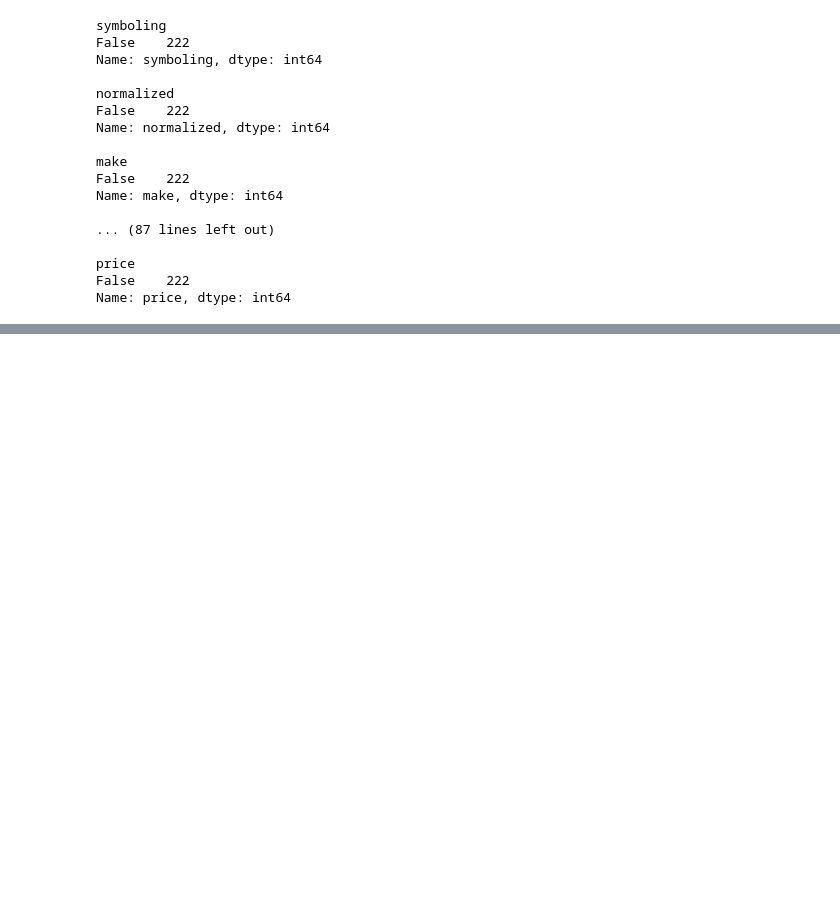
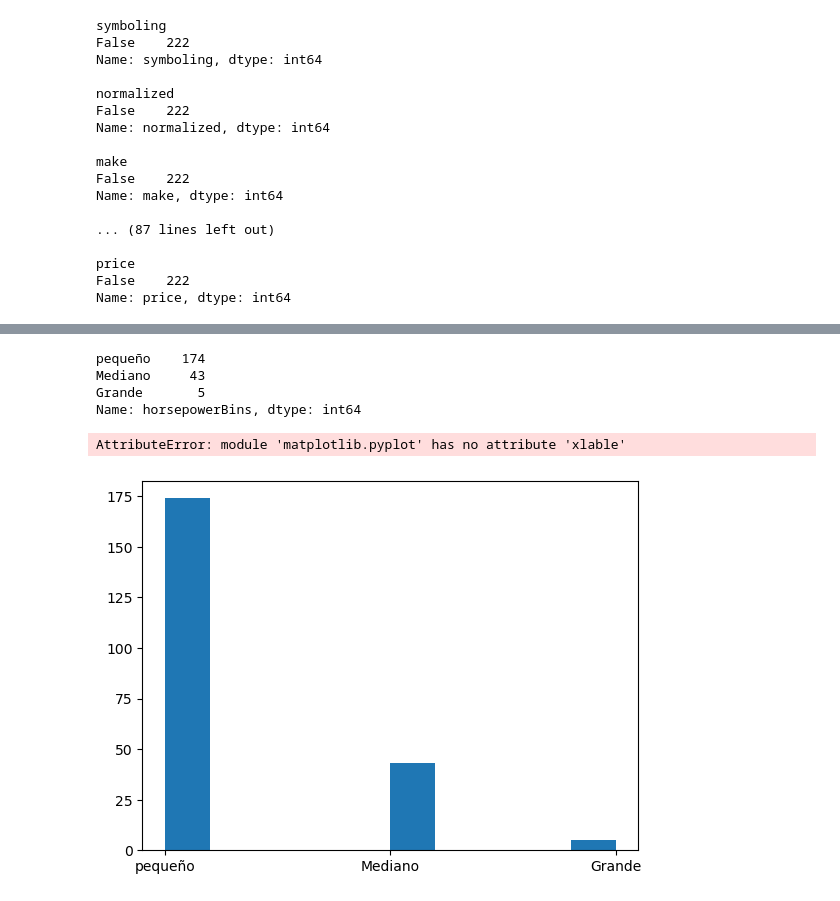
Before and after one commit to yulivaspa28/Proyectosemana11, a Jupyter notebook: ProyectoDeClaseAnalisis.ipynb, the cells around one changed output, grey strips where cells are left out. Saved outputs shown, nothing was run; the diff lists cells and outputs as text; code cells hidden in the pictures; blank space fills up the shorter version.

```diff
--- a/ProyectoDeClaseAnalisis.ipynb
+++ b/ProyectoDeClaseAnalisis.ipynb
@@ -320,0 +449,3 @@ Name: price, dtype: int64
+# %%
+dfAutos["Higway L/100km"]=235//dfAutos["Higway"]
+dfAutos.head(3)
@@ -320,0 +481,7 @@ Name: price, dtype: int64
+# %%
+dfAutos['lengthNorm'] =dfAutos['length']/dfAutos['length'].max()
+dfAutos['widthNorm'] =dfAutos['width']/dfAutos['width'].max()
+dfAutos['heingtNorm'] =dfAutos['heingt']/dfAutos['heingt'].max()
+
+dfTemp= dfAutos[["lengthNorm", "widthNorm", "heingtNorm"]]
+dfTemp.head(5)
@@ -320,0 +515,4 @@ Name: price, dtype: int64
+# %%
+bins=np.linspace(min(dfAutos["horsepower"]),max(dfAutos["horsepower"]),4) #en la formula, el número al final representa la cantidad de categorías que se quieren describir
+bins
+#Este dataframe se utiliza para lograr definir categorías conforme a los minimos y máximos para definirlas
@@ -320,0 +534,4 @@ Name: price, dtype: int64
+# %%
+groupNames= ["pequeño","Mediano", "Grande"]
+dfAutos['horsepowerBins']=pd.cut(dfAutos["horsepower"], bins, labels=groupNames, include_lowest=True)
+dfAutos [['horsepower', 'horsepowerBins']].head(5)
@@ -320,0 +545,20 @@ Name: price, dtype: int64
+# %%
+dfAutos['horsepowerBins'].value_counts()
+# %% [output]
+pequeño    174
+Mediano     43
+Grande       5
+Name: horsepowerBins, dtype: int64
+# %%
+%matplotlib inline
+import matplotlib as plt
+from matplotlib import pyplot
+
+plt.pyplot.hist(dfAutos['horsepowerBins'])
+
+plt.pyplot.xlable("Caballos de fuerza")
+plt.pyplot.ylabel("Cantidad")
+plt.pyplot.title("Cantidad de carros según los caballos de fuerza")
+# %% [output]
+AttributeError: module 'matplotlib.pyplot' has no attribute 'xlable'
+[figure, added]
```
Also changed, not shown: parts of 21 cells of this notebook.
